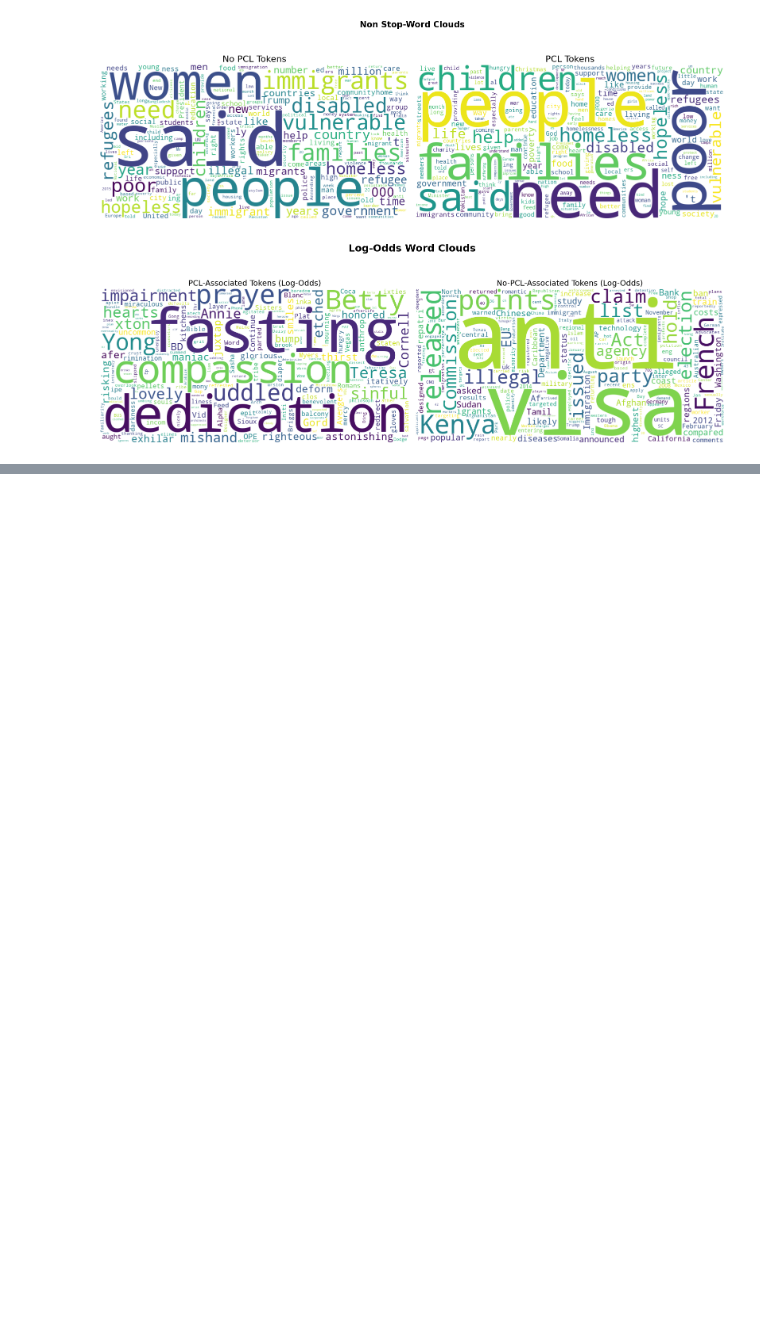
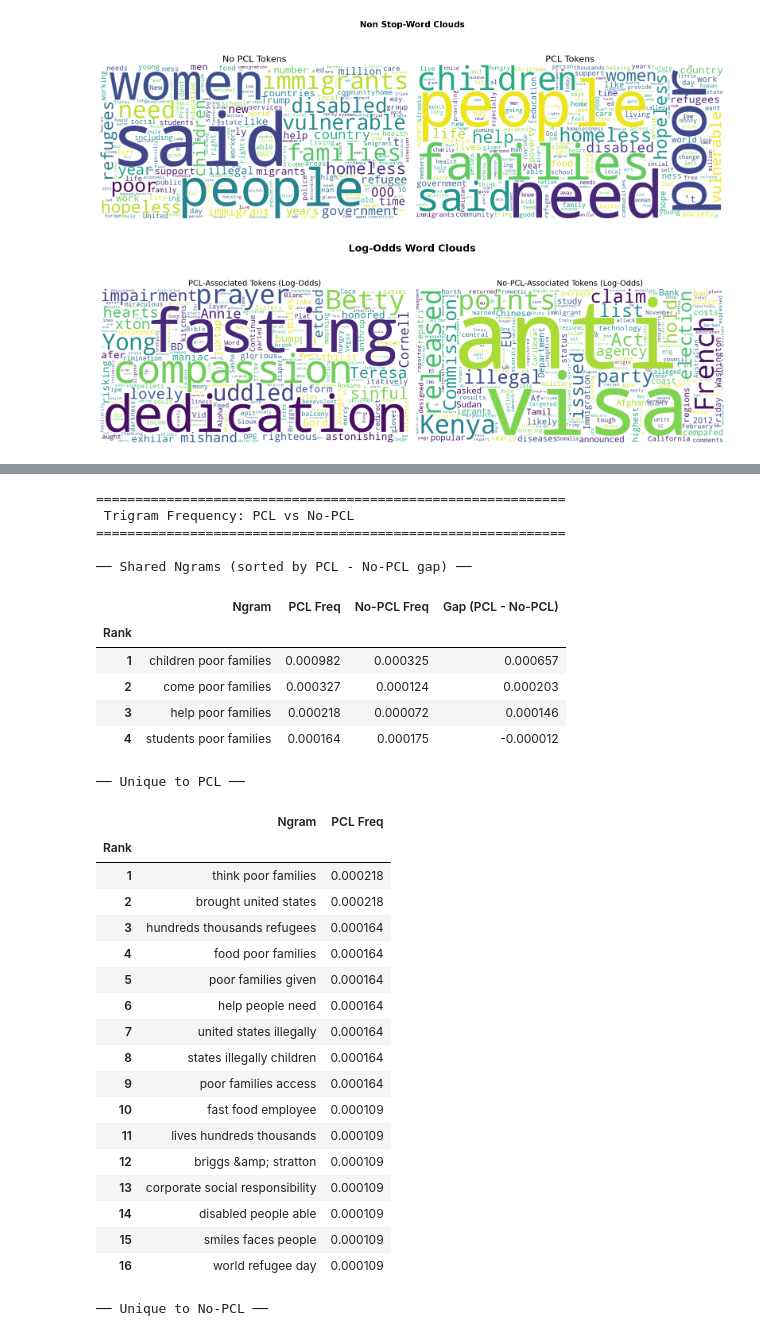
Before and after one commit to AngadK89/60035_nlp_cw, a Jupyter notebook: eda.ipynb, the cells around one changed output, grey strips where cells are left out. Saved outputs shown, nothing was run; the diff lists cells and outputs as text; code cells hidden in the pictures; blank space fills up the shorter version.

```diff
--- a/eda.ipynb
+++ b/eda.ipynb
@@ -569,0 +666,34 @@ What are the most common pairs (bigrams) or triplets (trigrams) of words? This r
+# %%
+frequency_table(pcl_trigrams, no_pcl_trigrams, "Trigram Frequency: PCL vs No-PCL")
+# %% [output]
+============================================================
+ Trigram Frequency: PCL vs No-PCL
+============================================================
+
+── Shared Ngrams (sorted by PCL - No-PCL gap) ──
+|  | Ngram | PCL Freq | No-PCL Freq | Gap (PCL - No-PCL) |
+| Rank |  |  |  |  |
+| 1 | children poor families | 0.000982 | 0.000325 | 0.000657 |
+| 2 | come poor families | 0.000327 | 0.000124 | 0.000203 |
+| 3 | help poor families | 0.000218 | 0.000072 | 0.000146 |
+| 4 | students poor families | 0.000164 | 0.000175 | -0.000012 |
+── Unique to PCL ──
+|  | Ngram | PCL Freq |
+| Rank |  |  |
+| 1 | think poor families | 0.000218 |
+| 2 | brought united states | 0.000218 |
+| 3 | hundreds thousands refugees | 0.000164 |
+| 4 | food poor families | 0.000164 |
+| 5 | poor families given | 0.000164 |
+| 6 | help people need | 0.000164 |
+| 7 | united states illegally | 0.000164 |
+| 8 | states illegally children | 0.000164 |
+| 9 | poor families access | 0.000164 |
+| 10 | fast food employee | 0.000109 |
+| 11 | lives hundreds thousands | 0.000109 |
+| 12 | briggs &amp; stratton | 0.000109 |
+| 13 | corporate social responsibility | 0.000109 |
+| 14 | disabled people able | 0.000109 |
+| 15 | smiles faces people | 0.000109 |
+| 16 | world refugee day | 0.000109 |
+── Unique to No-PCL ──
```
Also changed, not shown: parts of 7 cells of this notebook.
